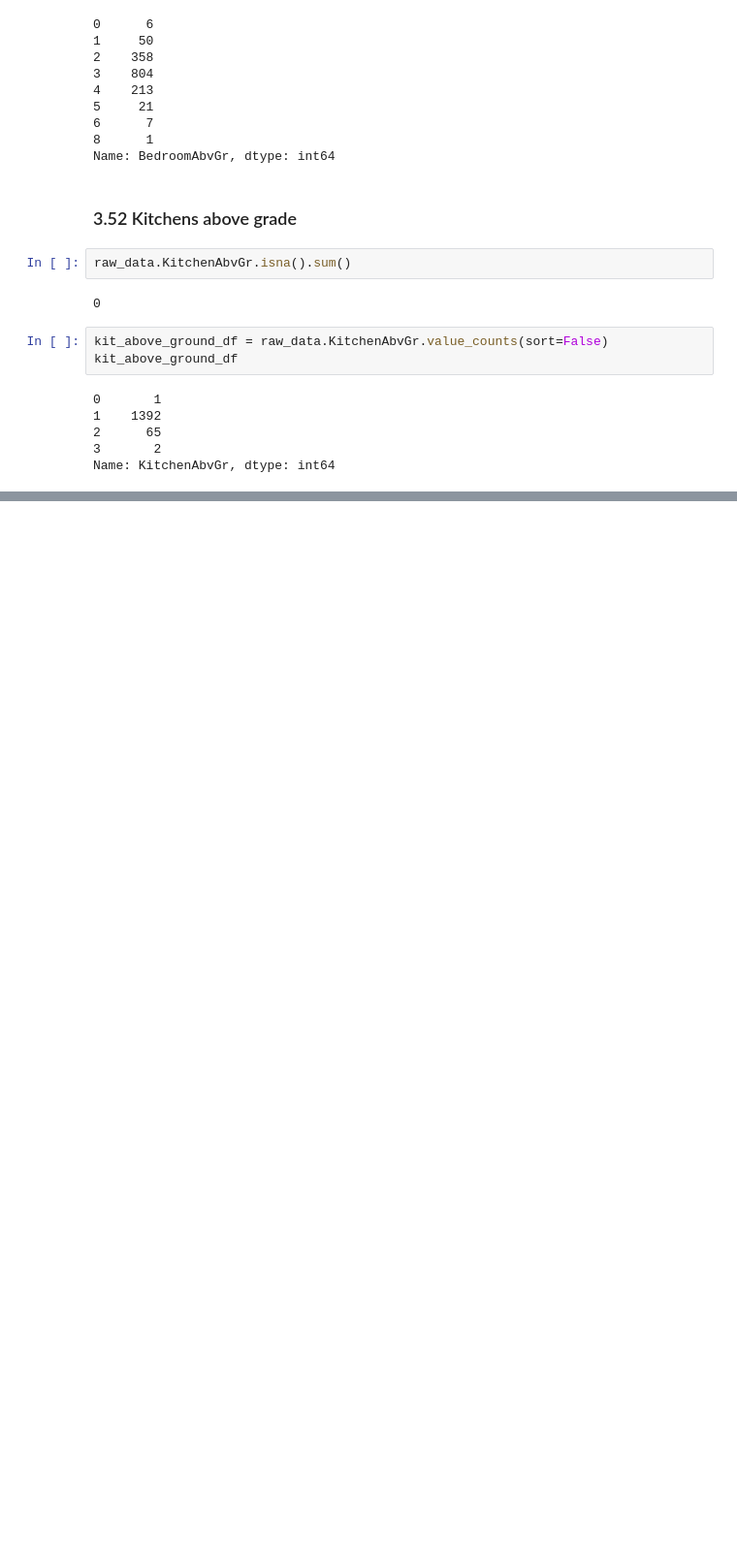
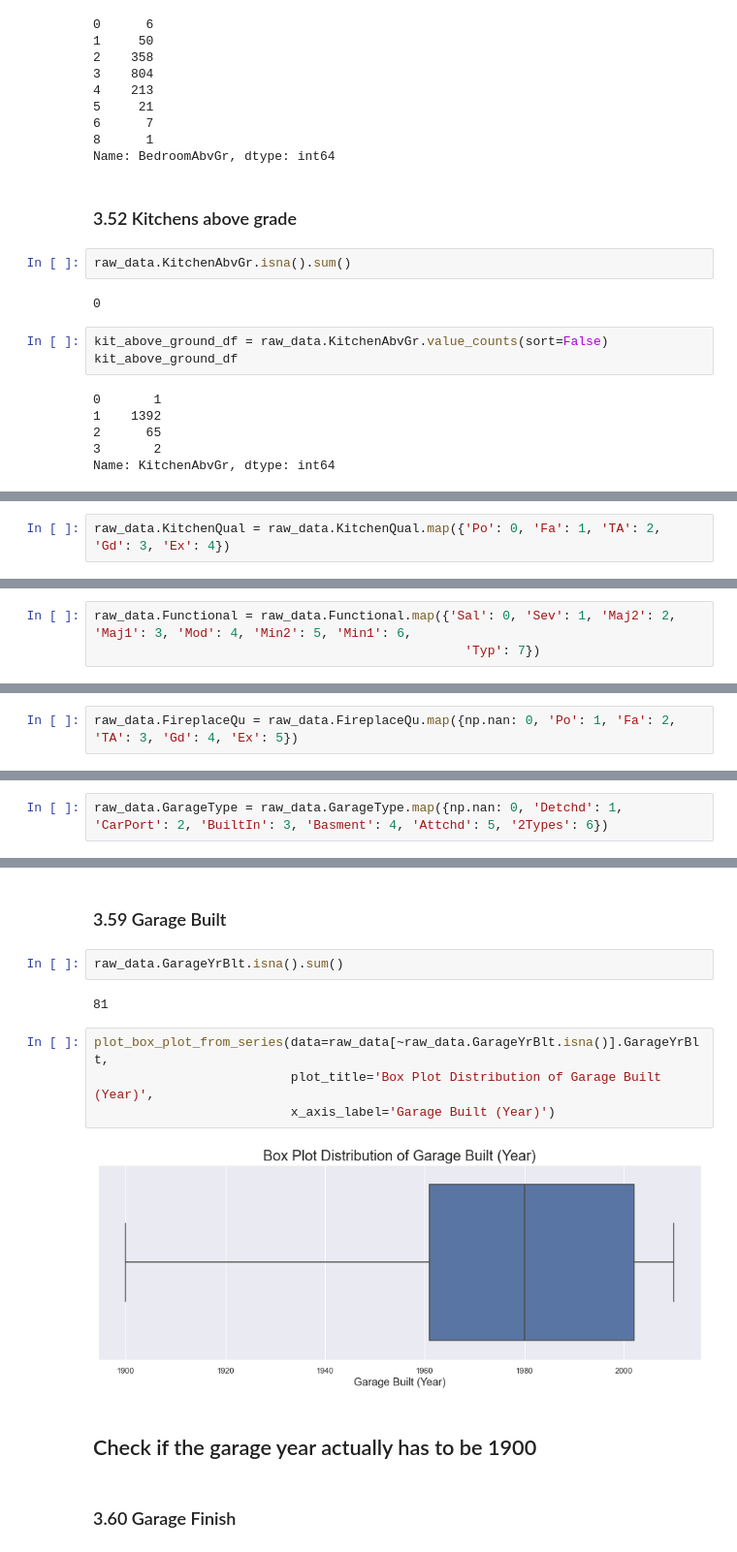
Before and after one commit to akshaykadam100/Housing-Price-Calculator, a Jupyter notebook: V1.ipynb, the cells around one changed output, grey strips where cells are left out. Shown at 97% size. Saved outputs shown, nothing was run; the diff lists cells and outputs as text; blank space fills up the shorter version.

```diff
--- a/V1.ipynb
+++ b/V1.ipynb
@@ -1124,0 +1141,2 @@ Name: KitchenAbvGr, dtype: int64
+# %%
+raw_data.KitchenQual = raw_data.KitchenQual.map({'Po': 0, 'Fa': 1, 'TA': 2, 'Gd': 3, 'Ex': 4})
@@ -1124,0 +1192,3 @@ Name: KitchenAbvGr, dtype: int64
+# %%
+raw_data.Functional = raw_data.Functional.map({'Sal': 0, 'Sev': 1, 'Maj2': 2, 'Maj1': 3, 'Mod': 4, 'Min2': 5, 'Min1': 6,
+                                                 'Typ': 7})
@@ -1124,0 +1239,2 @@ Name: KitchenAbvGr, dtype: int64
+# %%
+raw_data.FireplaceQu = raw_data.FireplaceQu.map({np.nan: 0, 'Po': 1, 'Fa': 2, 'TA': 3, 'Gd': 4, 'Ex': 5})
@@ -1124,0 +1270,2 @@ Name: KitchenAbvGr, dtype: int64
+# %%
+raw_data.GarageType = raw_data.GarageType.map({np.nan: 0, 'Detchd': 1, 'CarPort': 2, 'BuiltIn': 3, 'Basment': 4, 'Attchd': 5, '2Types': 6})
@@ -1124,0 +1283,16 @@ Name: KitchenAbvGr, dtype: int64
+# %% [markdown]
+### 3.59 Garage Built
+# %%
+raw_data.GarageYrBlt.isna().sum()
+# %% [output]
+81
+# %%
+plot_box_plot_from_series(data=raw_data[~raw_data.GarageYrBlt.isna()].GarageYrBlt,
+                          plot_title='Box Plot Distribution of Garage Built (Year)',
+                          x_axis_label='Garage Built (Year)')
+# %% [output]
+[figure, added]
+# %% [markdown]
+## Check if the garage year actually has to be 1900
+# %% [markdown]
+### 3.60 Garage Finish
```
Also changed, not shown: parts of 127 cells of this notebook, 1 other file.
